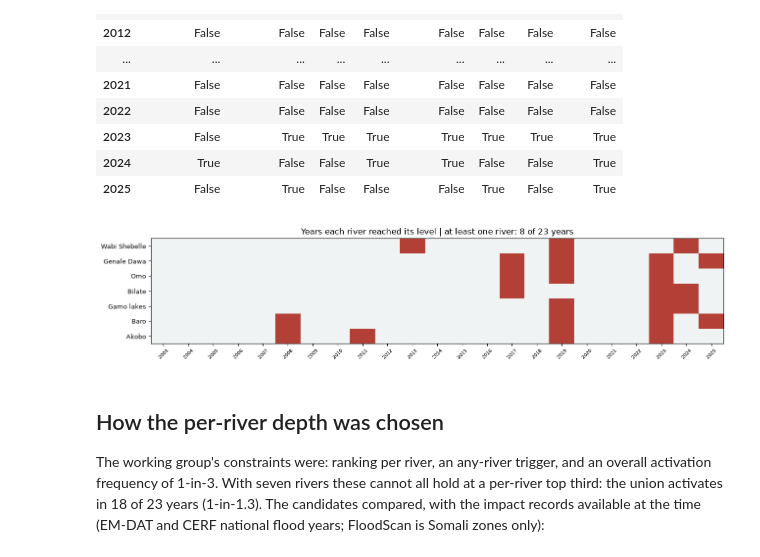
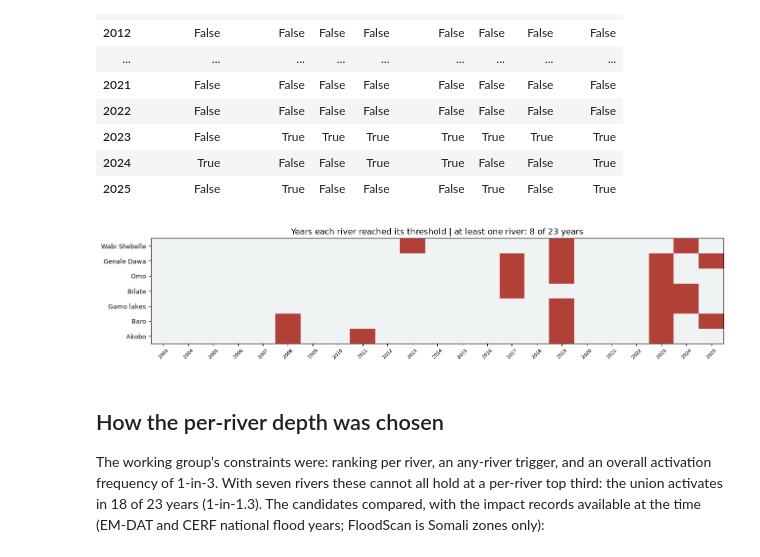
Before and after one commit to OCHA-DAP/ds-aa-eth-flooding, a Jupyter notebook: analysis/04_ond_trigger_design.ipynb, the cells around one changed output. Saved outputs shown, nothing was run; the diff lists cells and outputs as text; code cells hidden in the pictures.

```diff
--- a/analysis/04_ond_trigger_design.ipynb
+++ b/analysis/04_ond_trigger_design.ipynb
@@ -221,13 +221,13 @@ per-river activation seasons:
 # %%
 fig, ax = plt.subplots(figsize=(13, 3.0))
 mat = active[RIVERS].T.values.astype(int)
 ax.imshow(mat, cmap=mcolors.ListedColormap(["#f0f3f3", "#B34036"]), aspect="auto", vmin=0, vmax=1)
 ax.set_xticks(range(N_YEARS)); ax.set_xticklabels(YEARS, fontsize=7, rotation=45)
 ax.set_yticks(range(len(RIVERS))); ax.set_yticklabels(RIVERS, fontsize=9)
-ax.set_title(f"Years each river reached its level | at least one river: {len(union_years)} of {N_YEARS} years")
+ax.set_title(f"Years each river reached its threshold | at least one river: {len(union_years)} of {N_YEARS} years")
 plt.tight_layout(); plt.show()
 # %% [output]
-[figure, old version]
+[figure, new version]
 # %% [markdown]
 ## How the per-river depth was chosen
 
```
Also changed, not shown: parts of 1 cell of this notebook, 4 other files.
